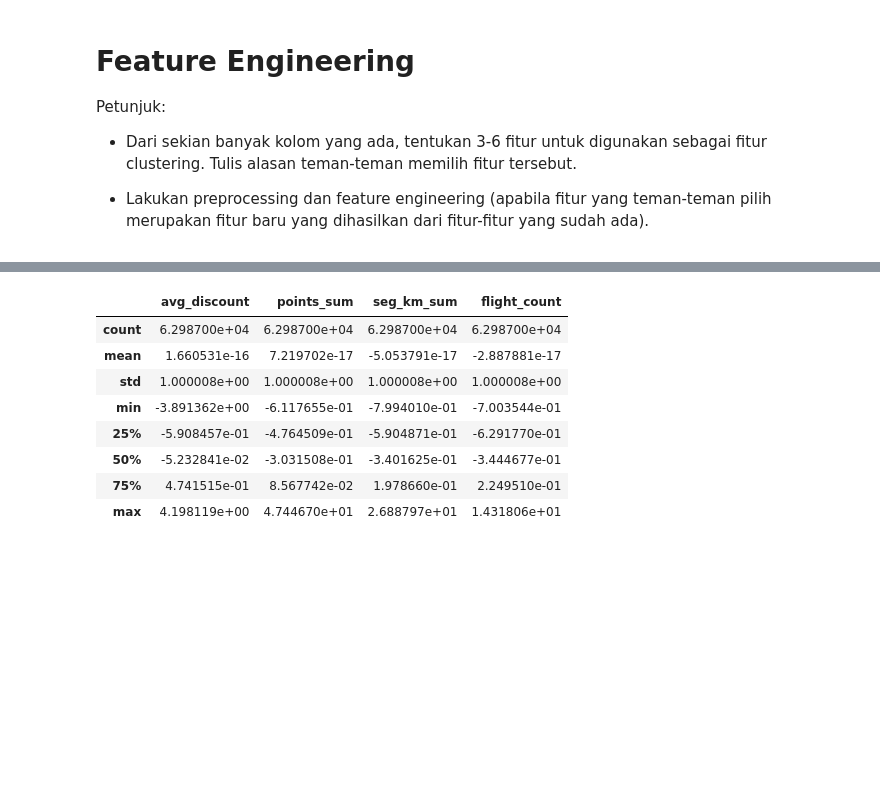
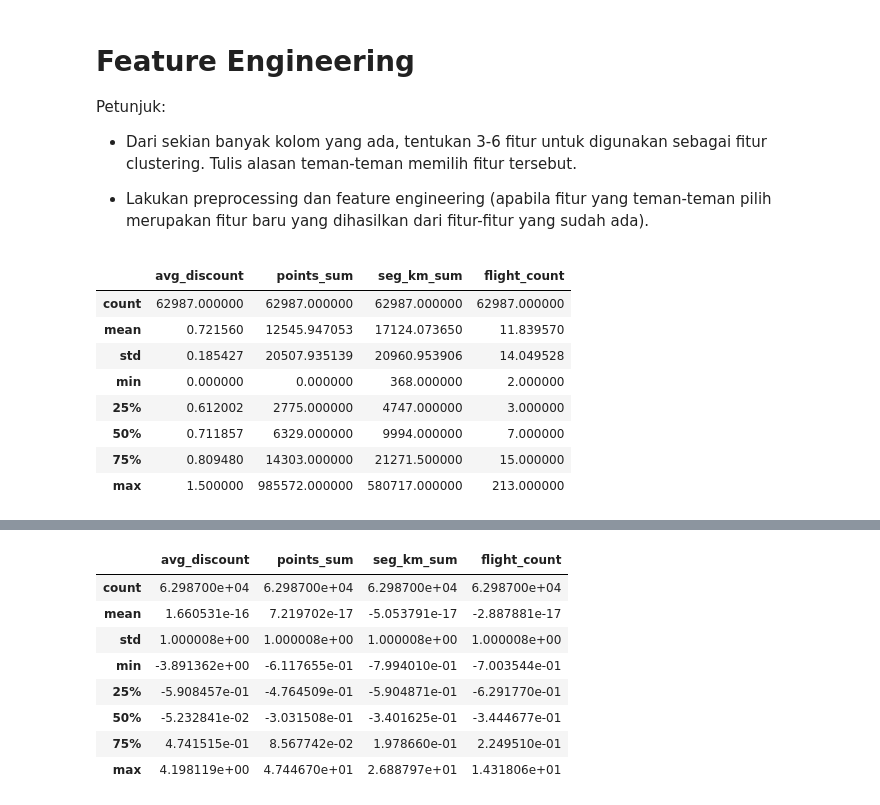
Before and after one commit to mezkymy/airline-cv-analysis, a Jupyter notebook: airline_cust_value_analysis.ipynb, the cells around one changed output, grey strips where cells are left out. Saved outputs shown, nothing was run; the diff lists cells and outputs as text; code cells hidden in the pictures; blank space fills up the shorter version.

```diff
--- a/airline_cust_value_analysis.ipynb
+++ b/airline_cust_value_analysis.ipynb
@@ -428 +428,13 @@ pilih merupakan fitur baru yang dihasilkan dari fitur-fitur yang sudah ada).
 clustering_df = df[['avg_discount', 'points_sum', 'seg_km_sum', 'flight_count']]
+# %%
+clustering_df.describe()
+# %% [output]
+|  | avg_discount | points_sum | seg_km_sum | flight_count |
+| count | 62987.000000 | 62987.000000 | 62987.000000 | 62987.000000 |
+| mean | 0.721560 | 12545.947053 | 17124.073650 | 11.839570 |
+| std | 0.185427 | 20507.935139 | 20960.953906 | 14.049528 |
+| min | 0.000000 | 0.000000 | 368.000000 | 2.000000 |
+| 25% | 0.612002 | 2775.000000 | 4747.000000 | 3.000000 |
+| 50% | 0.711857 | 6329.000000 | 9994.000000 | 7.000000 |
+| 75% | 0.809480 | 14303.000000 | 21271.500000 | 15.000000 |
+| max | 1.500000 | 985572.000000 | 580717.000000 | 213.000000 |
```
Also changed, not shown: parts of 7 cells of this notebook.
